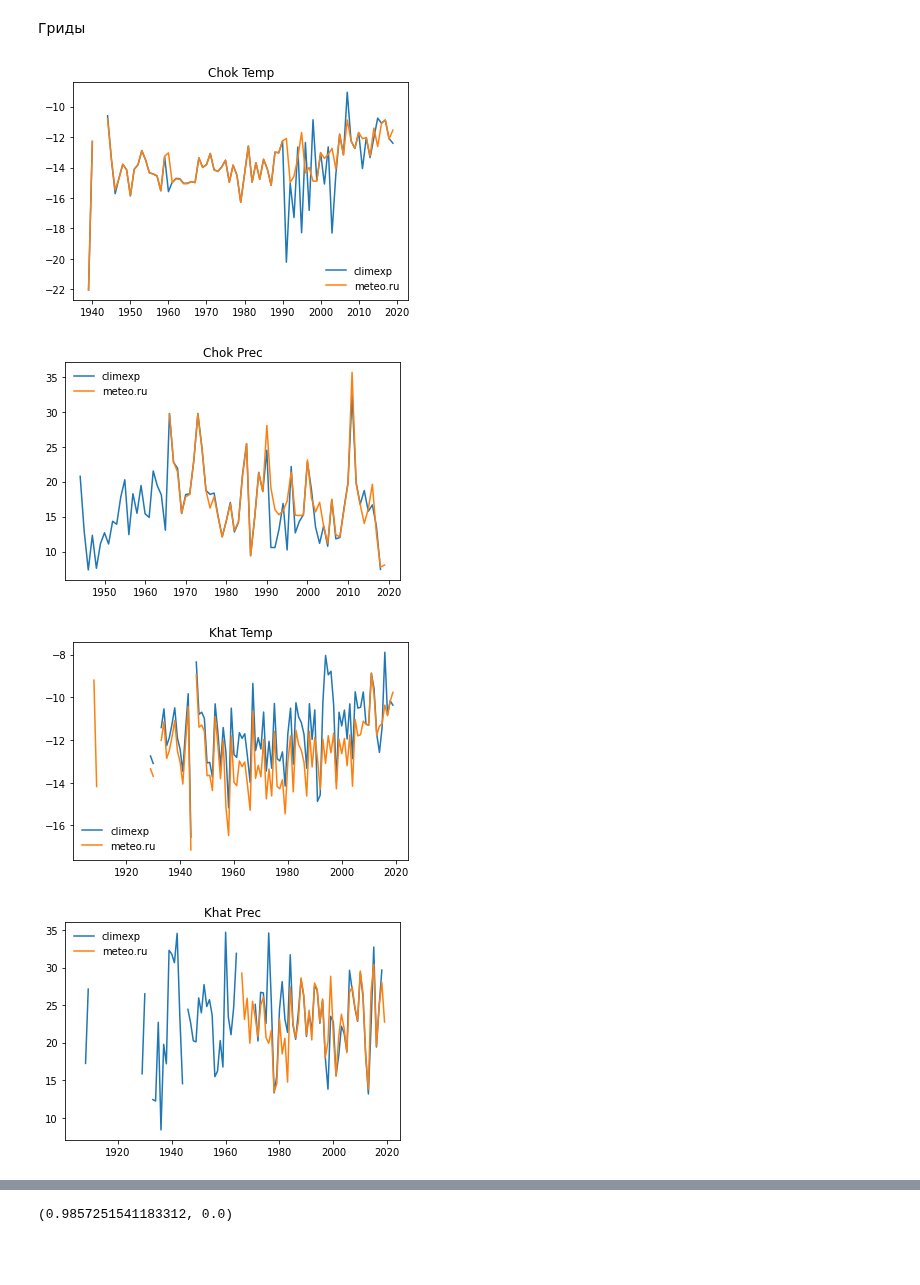
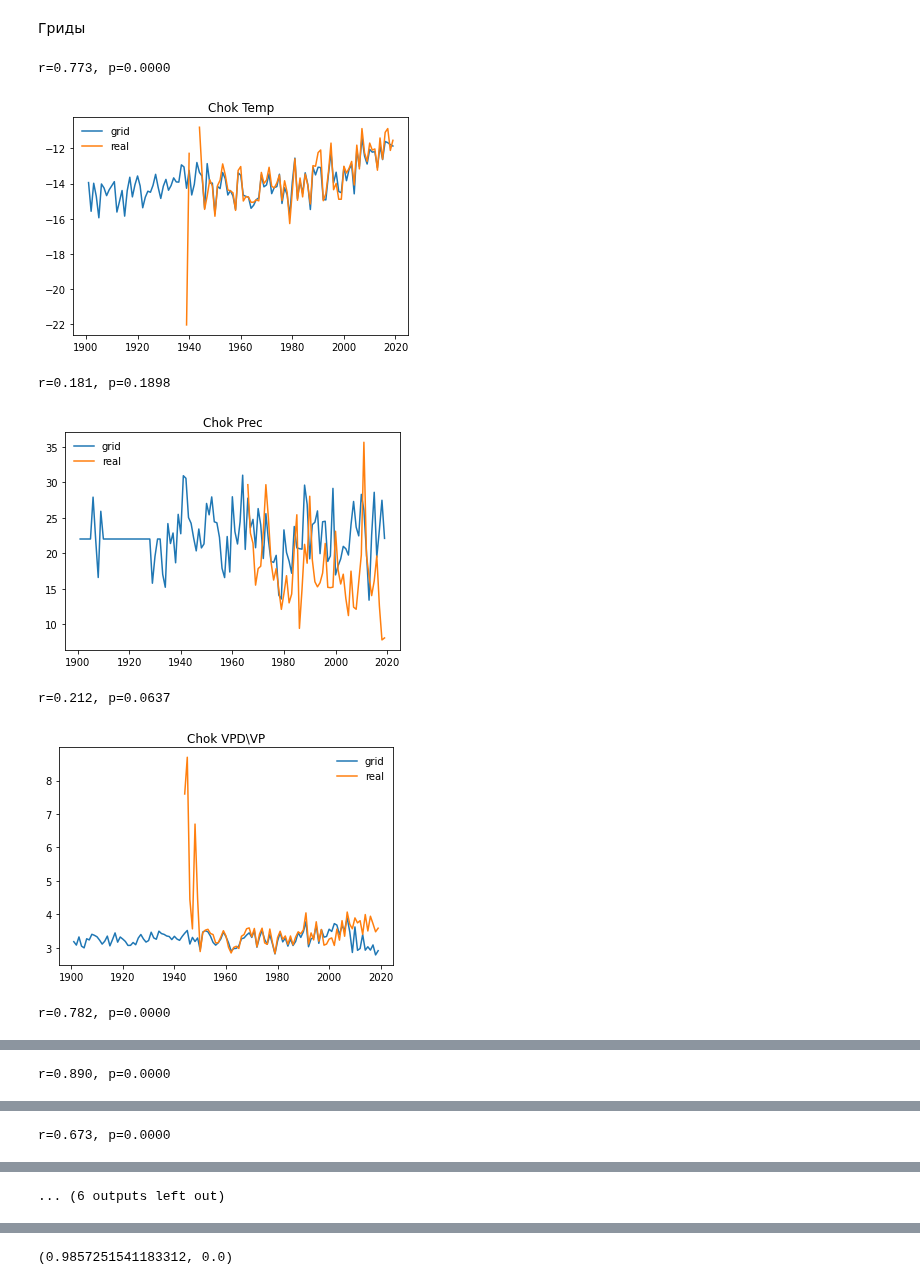
Before and after one commit to mikewellmeansme/trs-isotopes-analyser, a Jupyter notebook: playground.ipynb, the cells around one changed output, grey strips where cells are left out. Cells and saved outputs as stored; diff of their text form; code cells hidden in the pictures; blank space fills up the shorter version.

```diff
--- a/playground.ipynb
+++ b/playground.ipynb
@@ -14,4 +16,8 @@ mean_temp_C = pd.read_csv('input/Чокурдах и Хатанга/csv/Чоку
 mean_prec_C = pd.read_csv('input/Чокурдах и Хатанга/csv/Чокурдах_Атмосферные_осадки.csv').drop(['Индекс ВМО'], axis=1)
 climate = pd.read_csv('input/Чокурдах и Хатанга/csv/Чокурдах_Климатика.csv').drop(['Индекс ВМО',
 'Общий признак качества температур', 'Минимальная температура воздуха', 'Максимальная температура воздуха'], axis=1)
+
+grid_prec_C = pd.read_csv('output/__Файлы__/грид/грид_осадки/чокурдах_осадки_точнее.csv')
+grid_temp_C = pd.read_csv('output/__Файлы__/грид/грид_температура/чокурдах_температура_точнее.csv')
+grid_vp_C = pd.read_csv('output/__Файлы__/грид/грид_vpd/чокурдах_грид_VP_точнее.csv')
 # %%
@@ -38,4 +62,8 @@ mean_temp_H = pd.read_csv('input/Чокурдах и Хатанга/csv/Хата
 mean_prec_H = pd.read_csv('input/Чокурдах и Хатанга/csv/Хатанга_Атмосферные_осадки.csv').drop(['Индекс ВМО'], axis=1)
 climate = pd.read_csv('input/Чокурдах и Хатанга/csv/Хатанга_Климатика.csv').drop(['Индекс ВМО',
 'Общий признак качества температур', 'Минимальная температура воздуха', 'Максимальная температура воздуха'], axis=1)
+
+grid_prec_H = pd.read_csv('output/__Файлы__/грид/грид_осадки/хатанга_осадки_точнее.csv')
+grid_vp_H = pd.read_csv('output/__Файлы__/грид/грид_vpd/хатанга_грид_VP_точнее.csv')
+grid_temp_H = pd.read_csv('output/__Файлы__/грид/грид_температура/хатанга_температура_точнее.csv')
 # %%
@@ -167,13 +267,21 @@ def plot_mean_ds(df1, df2, title, l1, l2):
     plt.legend(frameon=False)
     plt.title(title)
     plt.show()
-# %%
-plot_mean_ds(grid_temp_C, mean_temp_C, 'Chok Temp', 'climexp', 'meteo.ru')
-plot_mean_ds(grid_prec_C, mean_prec_C, 'Chok Prec', 'climexp', 'meteo.ru')
-plot_mean_ds(grid_temp_H, mean_temp_H, 'Khat Temp', 'climexp', 'meteo.ru')
-plot_mean_ds(grid_prec_H, mean_prec_H, 'Khat Prec', 'climexp', 'meteo.ru')
-# %% [output]
-[figure, removed]
-[figure, removed]
-[figure, removed]
-[figure, removed]
+# %%
+plot_mean_ds(grid_temp_C, mean_temp_C, 'Chok Temp', 'grid', 'real')
+plot_mean_ds(grid_prec_C, mean_prec_C, 'Chok Prec', 'grid', 'real')
+plot_mean_ds(grid_vp_C, mean_vpd_C, 'Chok VPD\VP', 'grid', 'real')
+plot_mean_ds(grid_temp_H, mean_temp_H, 'Khat Temp', 'grid', 'real')
+plot_mean_ds(grid_prec_H, mean_prec_H, 'Khat Prec', 'grid', 'real')
+plot_mean_ds(grid_vp_H, mean_vpd_H, 'Khat VPD\VP', 'grid', 'real')
+plot_mean_ds(grid_temp_I, mean_temp_I, 'Inuvik Temp', 'grid', 'real')
+plot_mean_ds(grid_prec_I, mean_prec_I, 'Inuvik Prec', 'grid', 'real')
+plot_mean_ds(grid_vp_I, mean_VPD_I, 'Inuvik VPD\VP', 'grid', 'real')
+# %% [output]
+r=0.773, p=0.0000
+[figure, added]
+r=0.181, p=0.1898
+[figure, added]
+r=0.212, p=0.0637
+[figure, added]
+r=0.782, p=0.0000
@@ -179,0 +289 @@ plot_mean_ds(grid_prec_H, mean_prec_H, 'Khat Prec', 'climexp', 'meteo.ru')
+r=0.890, p=0.0000
@@ -179,0 +291 @@ plot_mean_ds(grid_prec_H, mean_prec_H, 'Khat Prec', 'climexp', 'meteo.ru')
+r=0.673, p=0.0000
@@ -180,3 +293,4 @@ plot_mean_ds(grid_prec_H, mean_prec_H, 'Khat Prec', 'climexp', 'meteo.ru')
+... (6 outputs left out)
 # %%
 df = pd.read_csv('input\Канада\Инувик\По Месяцам\INUVIK_A_1968-2020_MONTHLY.csv')
 # %%
```
Also changed, not shown: parts of 17 cells of this notebook, 2 other files.
